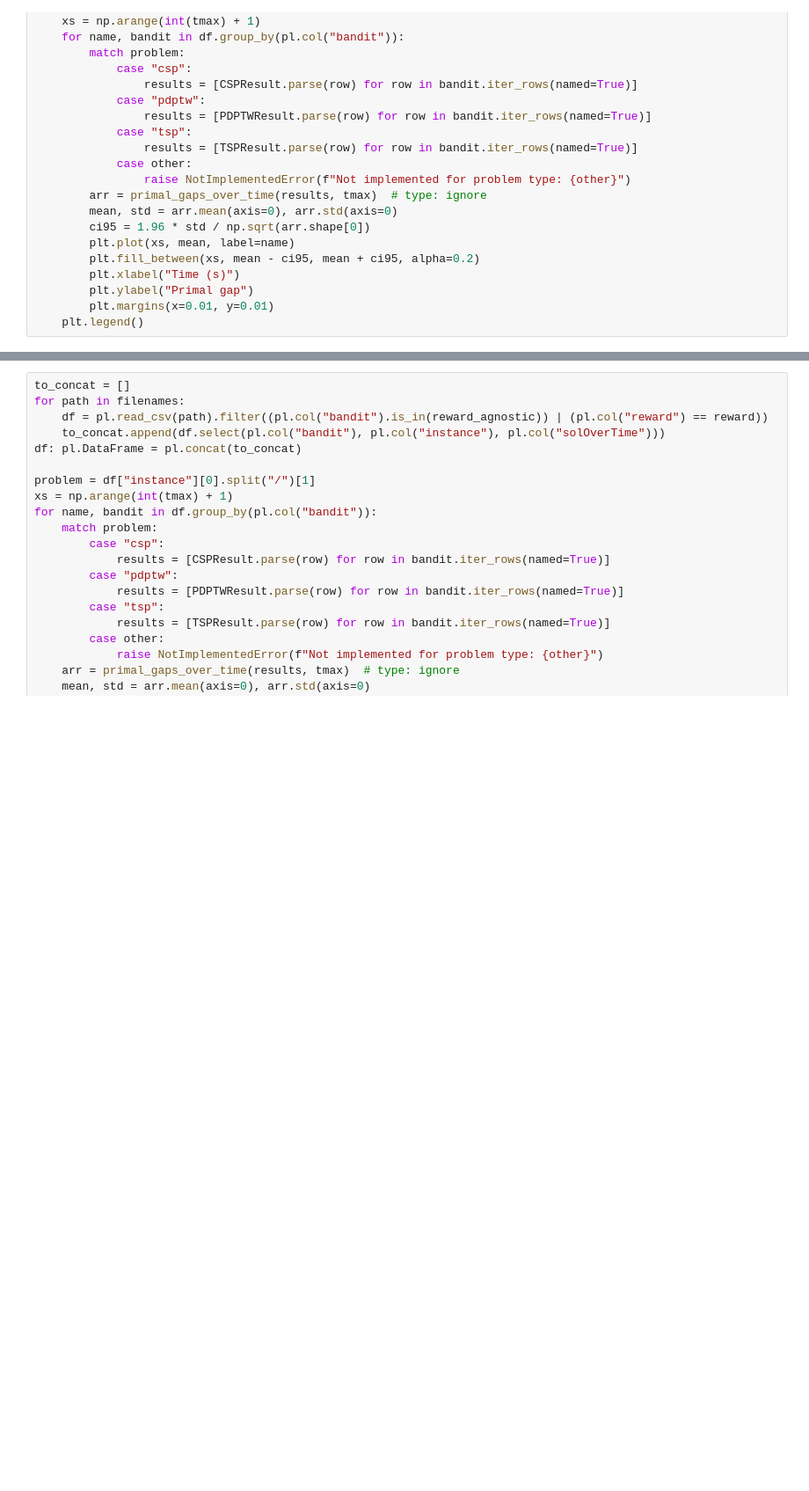
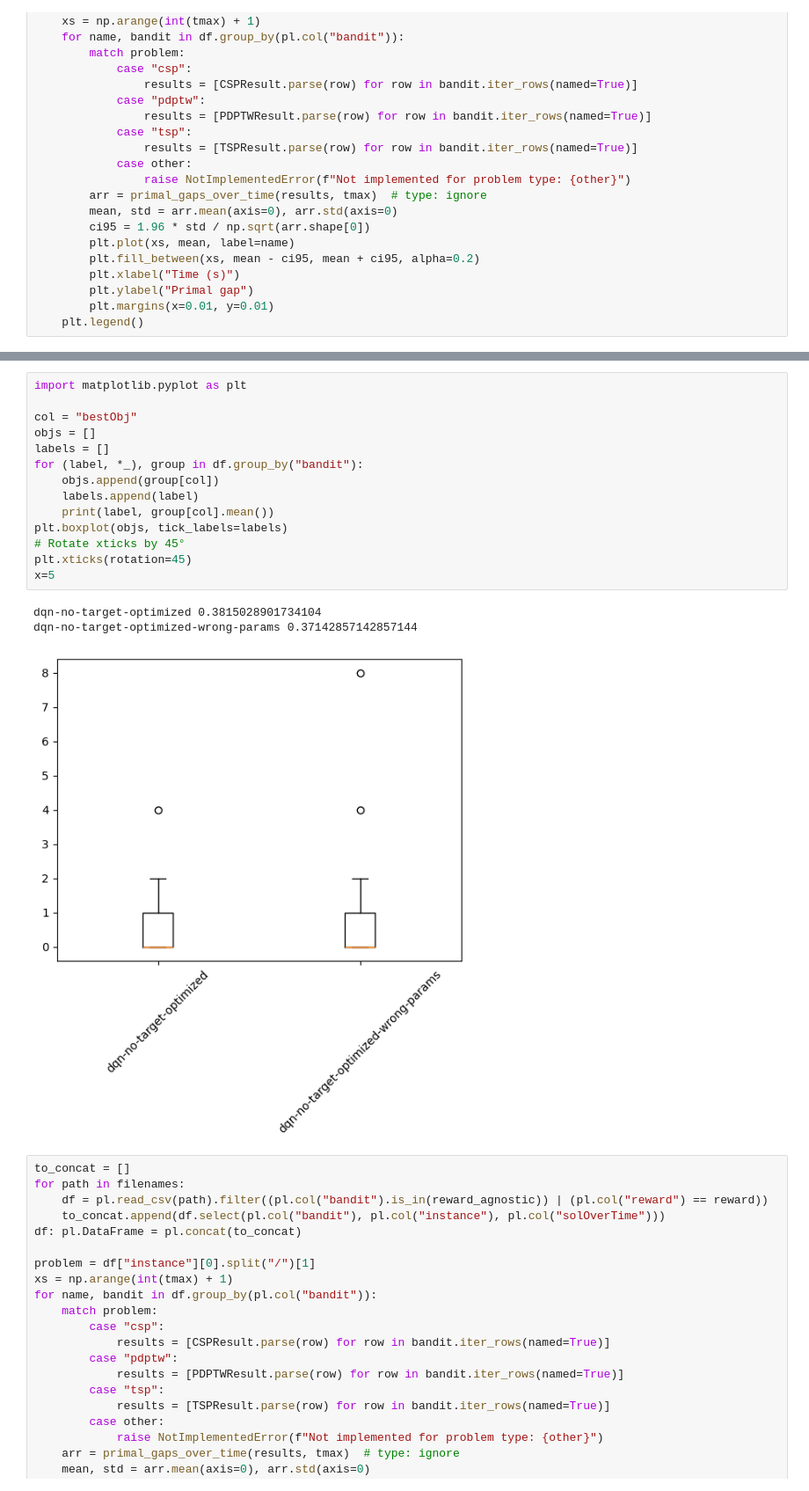
Before and after one commit to oscar-lib/LearningForOptimizing, a Jupyter notebook: plots.ipynb, the cells around one changed output, grey strips where cells are left out. Shown at 88% size. Saved outputs shown, nothing was run; the diff lists cells and outputs as text; blank space fills up the shorter version.

```diff
--- a/plots.ipynb
+++ b/plots.ipynb
@@ -218,3 +219,21 @@ plt.ylim(0.1, 0.5)
+# %%
+import matplotlib.pyplot as plt
+
+col = "bestObj"
+objs = []
+labels = []
+for (label, *_), group in df.group_by("bandit"):
+    objs.append(group[col])
+    labels.append(label)
+    print(label, group[col].mean())
+plt.boxplot(objs, tick_labels=labels)
+# Rotate xticks by 45°
+plt.xticks(rotation=45)
+x=5
+# %% [output]
+dqn-no-target-optimized 0.3815028901734104
+dqn-no-target-optimized-wrong-params 0.37142857142857144
+[figure, added]
 # %%
 to_concat = []
 for path in filenames:
```
Also changed, not shown: parts of 4 cells of this notebook, 12 other files.
